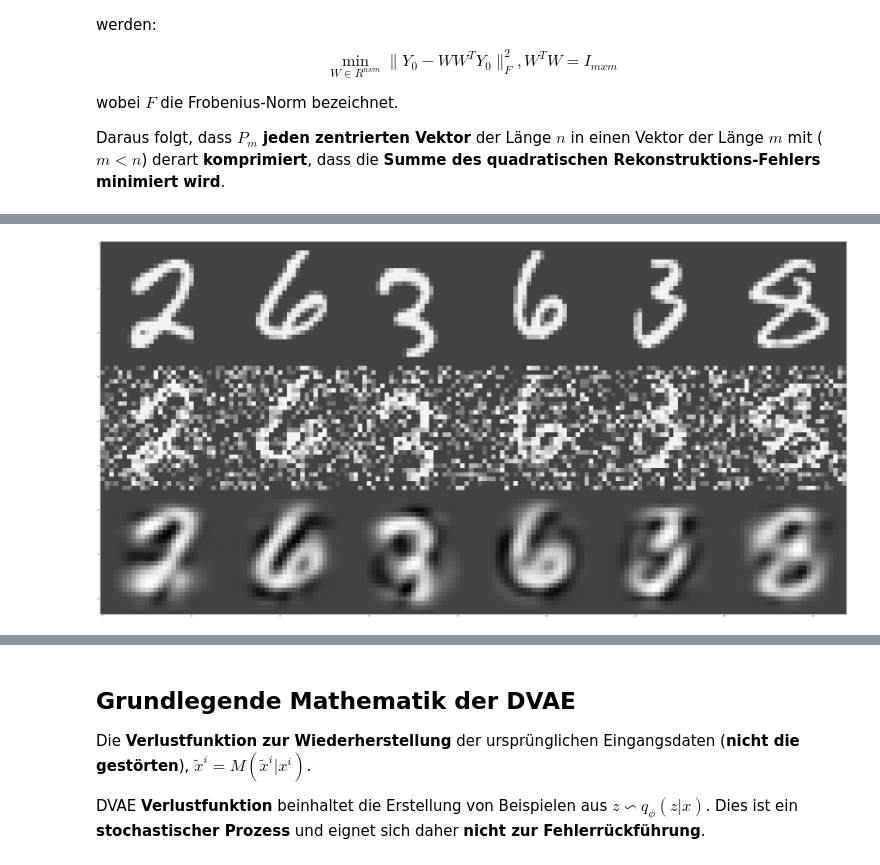
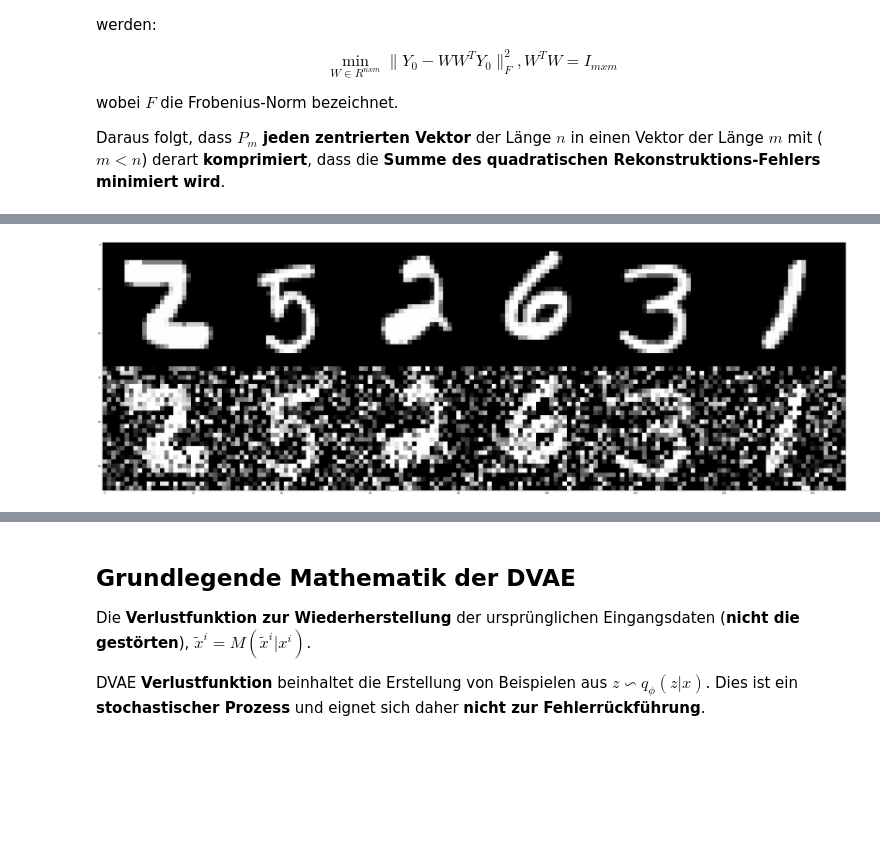
Before and after one commit to caxenie/pca-vs-dvae, a Jupyter notebook: PCAvsDVAEde.ipynb, the cells around one changed output, grey strips where cells are left out. Drawn from its saved outputs; the diff is of its cells as text; code cells hidden in the pictures; blank space fills up the shorter version.

```diff
--- a/PCAvsDVAEde.ipynb
+++ b/PCAvsDVAEde.ipynb
@@ -235,20 +208,19 @@ Downloading data from https://s3.amazonaws.com/img-datasets/mnist.npz
 # %%
-# display
+# display the images (28x28 px)
 digit_size = 28
-figure = np.zeros((digit_size * 3, digit_size * n_images))
+figure = np.zeros((digit_size * 2, digit_size * n_images))
 showidx=np.random.randint(0,num_train,n_images)
-# precalculate PCA
-pcaOutput = analytical_pca(pcaInput)
-# display input, noisy input and PCA on noisy input
+
+# display input, noisy input
 for i,idx in enumerate (showidx):
     figure[0: 28,i *28: (i + 1) * 28] = np.reshape(x_train[idx], [28, 28])
     figure[28: 56,i *28: (i + 1) * 28] = np.reshape(noise_train[idx], [28, 28])
-    figure[28 * 2: 28 * 3,i *28: (i + 1) * 28] = np.reshape(pcaOutput[idx], [28, 28])
-plt.figure(figsize=(28*3, 28*n_images))
+
+plt.figure(figsize=(28*2, 28*n_images))
 plt.imshow(figure, cmap='Greys_r')
 plt.show()
 # %% [output]
-[figure, old version]
+[figure, new version]
 # %% [markdown]
 ## Grundlegende Mathematik der Autoencoder
 
```
Also changed, not shown: parts of 26 cells of this notebook, 6 other files.
